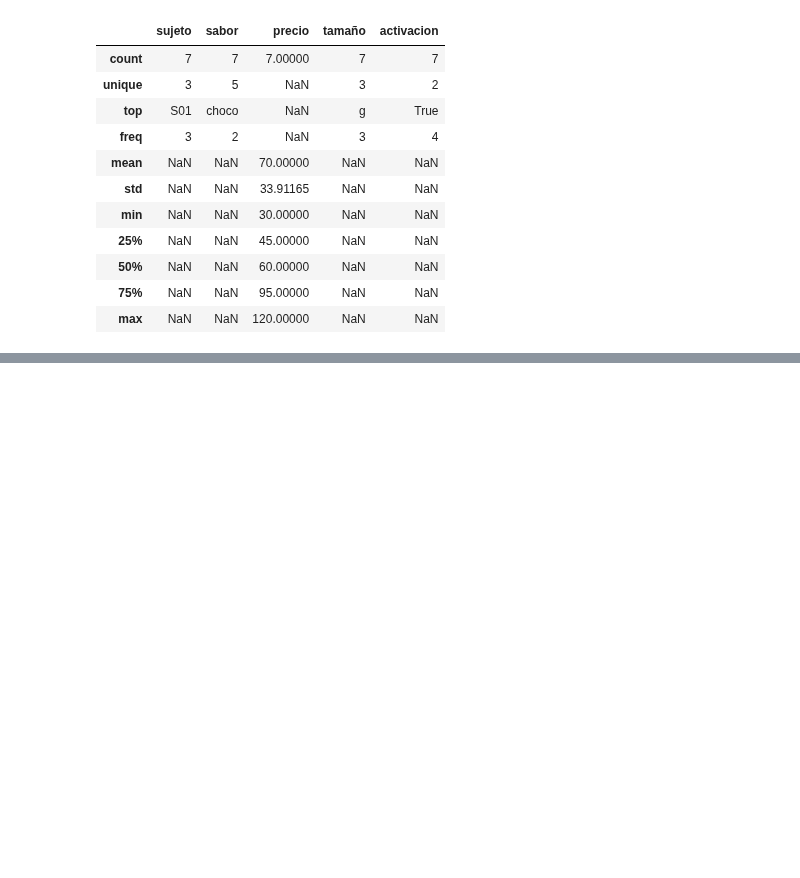
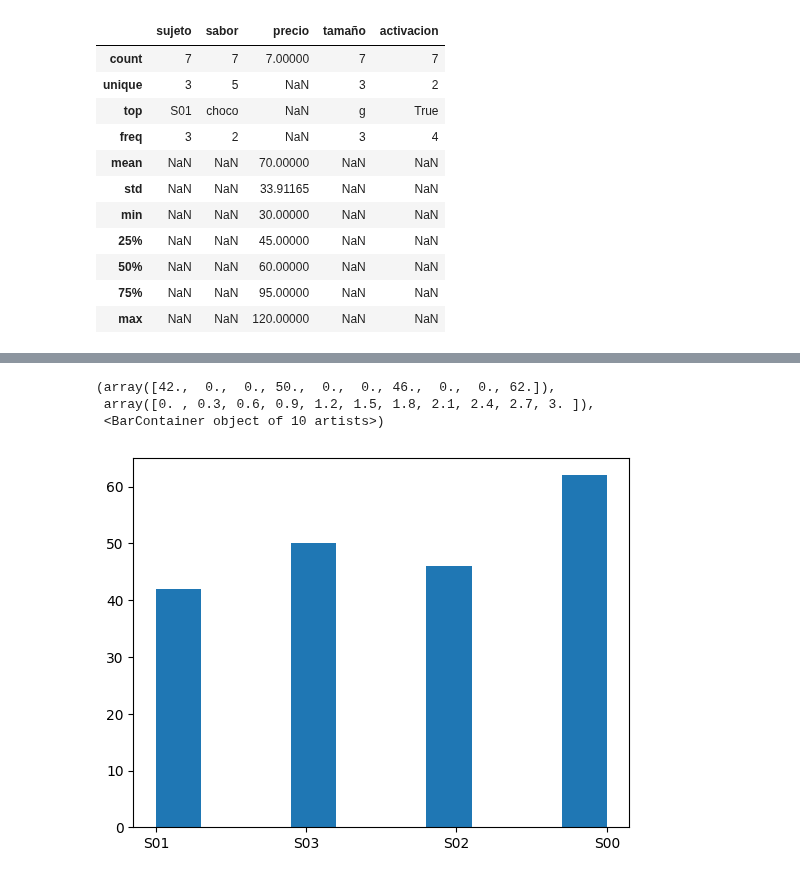
Before and after one commit to Fernando-JAL/Neurociencias-2026-1, a Jupyter notebook: S02_clases/clase_09_22/practicagrupal.ipynb, the cells around one changed output, grey strips where cells are left out. Drawn from its saved outputs; the diff is of its cells as text; code cells hidden in the pictures; blank space fills up the shorter version.

```diff
--- a/S02_clases/clase_09_22/practicagrupal.ipynb
+++ b/S02_clases/clase_09_22/practicagrupal.ipynb
@@ -174,5 +174,12 @@ longitud= 200
 ops_neurotransmision= np.random.randint(len(neurotransmision), size=longitud)
 neurotransmision2=[neurotransmision[i] for i in ops_neurotransmision]
 # %%
-data= [
-df= DataFrame(data)
+variables= [tipos_sujetos, generos, condicion, region, neurotransmision]
+data= []
+for variable in variables:
+    opciones= np.random.randint(len(variable), size=longitud)
+    data.append([variable[i] for i in opciones])
+
+df= pd.DataFrame(data).transpose()
+df.columns= ['sujeto', 'genero', 'condicion', 'region', 'neuro']
+df
@@ -179,3 +200,4 @@ df= DataFrame(data)
 # %%
 #agregar una columna llamada 'precisión' que tenga una distribución normal con mu=0.92, sigma=0.08
-precision= np.random.normal
+df['precision']= np.random.normal(loc=0.92, scale=0.08)
+df
@@ -182,4 +218,12 @@ precision= np.random.normal
 # %%
 #generar el histograma de cuántos datos por sujeto se tienen
 import matplotlib.pyplot as plt
-plt.hist()
+#plt.hist(df)
+
+columna_sujetos= df[['sujeto']]
+plt.hist(columna_sujetos)
+# %% [output]
+(array([42.,  0.,  0., 50.,  0.,  0., 46.,  0.,  0., 62.]),
+ array([0. , 0.3, 0.6, 0.9, 1.2, 1.5, 1.8, 2.1, 2.4, 2.7, 3. ]),
+ <BarContainer object of 10 artists>)
+[figure, added]
```
Also changed, not shown: parts of 4 cells of this notebook.
